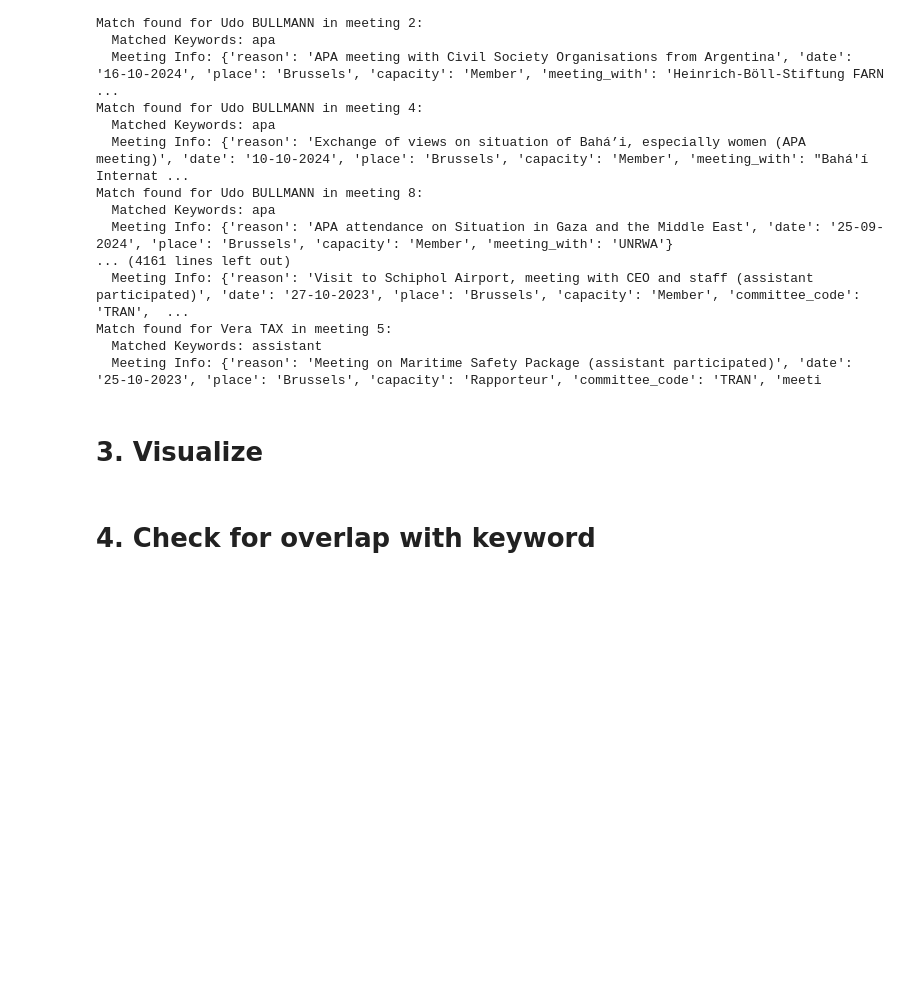
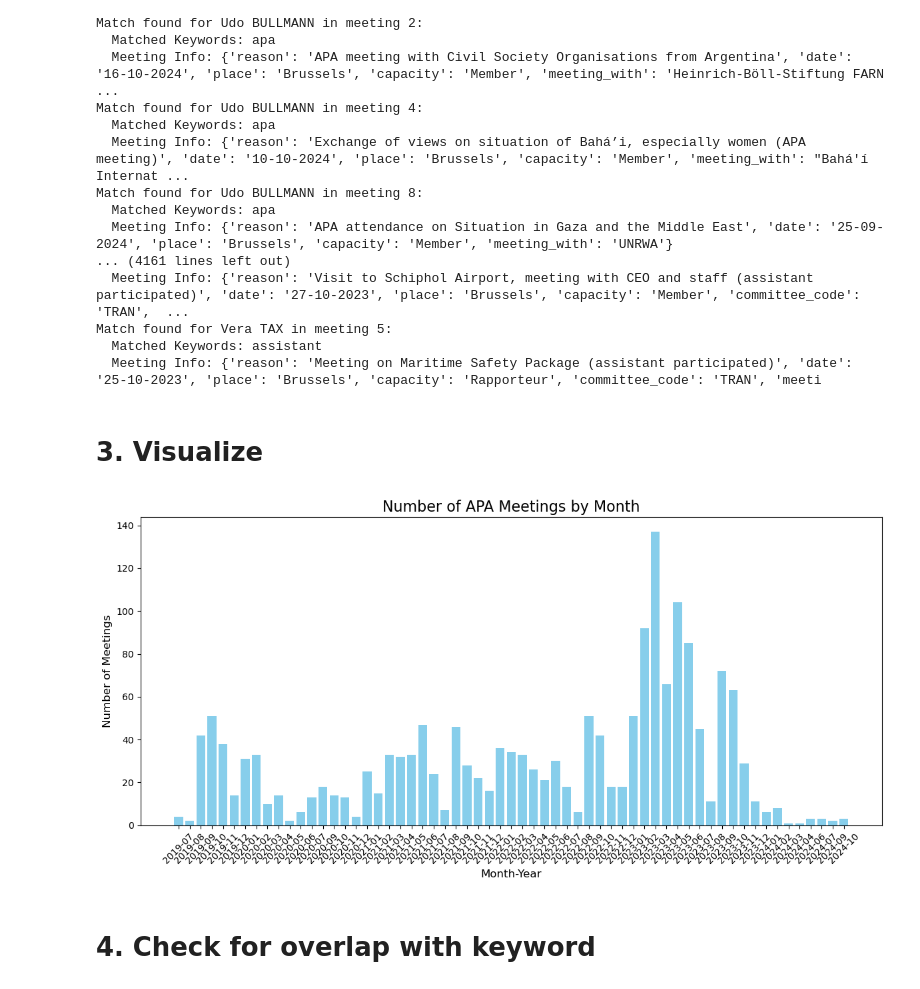
Before and after one commit to emilia-c/AMO-Work, a Jupyter notebook: transparency register/find_apa_meetings.ipynb, the cells around one changed output. Cells and saved outputs as stored; diff of their text form; code cells hidden in the pictures; blank space fills up the shorter version.

```diff
--- a/transparency register/find_apa_meetings.ipynb
+++ b/transparency register/find_apa_meetings.ipynb
@@ -164,3 +171,44 @@ Match found for Vera TAX in meeting 5:
+# %%
+import pandas as pd
+import matplotlib.pyplot as plt
+
+# Convert JSON to DataFrame
+df_9th = pd.DataFrame(apa_meetings_9th)
+df_10th = pd.DataFrame(apa_meetings_10th)
+
+# Extract 'meeting_info' as separate columns
+df_9th = pd.concat([df_9th.drop(['meeting_info'], axis=1), df_9th['meeting_info'].apply(pd.Series)], axis=1)
+df_10th = pd.concat([df_10th.drop(['meeting_info'], axis=1), df_10th['meeting_info'].apply(pd.Series)], axis=1)
+
+# Combine datasets
+df_combined = pd.concat([df_9th, df_10th])
+
+# Ensure 'date' is parsed correctly
+df_combined['date'] = pd.to_datetime(df_combined['date'], format='%d-%m-%Y')
+
+# Extract year and month for grouping
+df_combined['month_year'] = df_combined['date'].dt.to_period('M')
+
+# Aggregate by month
+meeting_counts = df_combined.groupby('month_year').size().reset_index(name='count')
+
+# Convert Period to string for plotting
+meeting_counts['month_year'] = meeting_counts['month_year'].astype(str)
+
+# Sort for plotting
+meeting_counts = meeting_counts.sort_values('month_year')
+
+# Plot the data
+plt.figure(figsize=(12, 6))
+plt.bar(meeting_counts['month_year'], meeting_counts['count'], color='skyblue')
+plt.xticks(rotation=45)
+plt.title('Number of APA Meetings by Month', fontsize=16)
+plt.xlabel('Month-Year', fontsize=12)
+plt.ylabel('Number of Meetings', fontsize=12)
+plt.tight_layout()
+plt.show()
+# %% [output]
+[figure, added]
 # %% [markdown]
 # 4. Check for overlap with keyword
 # %%
```
Also changed, not shown: parts of 4 cells of this notebook, 18 other files.
